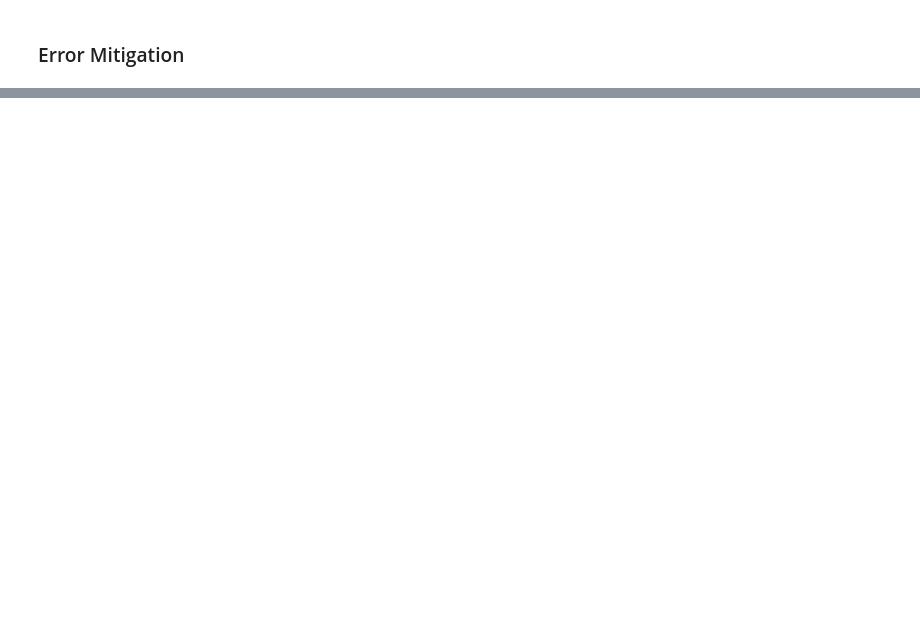
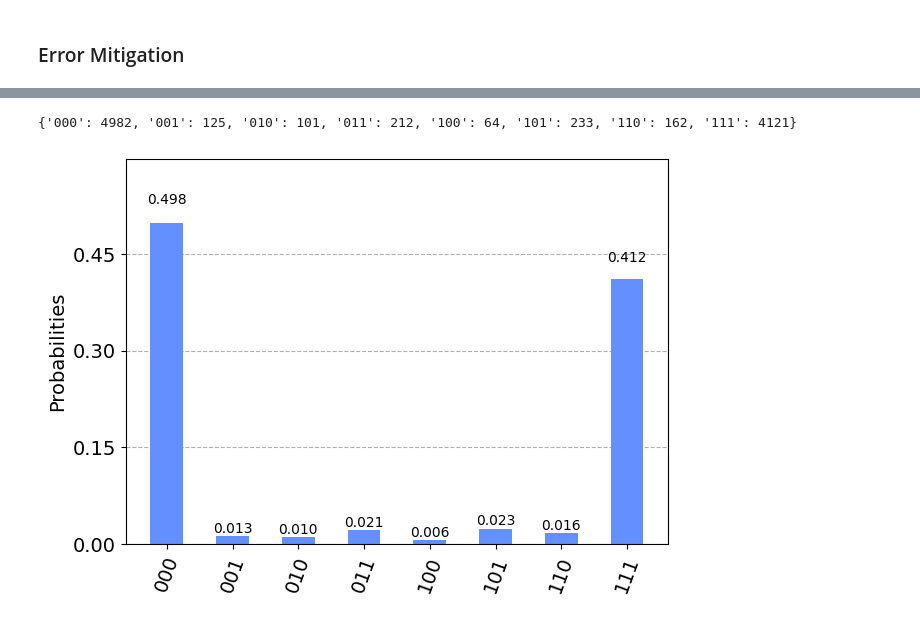
Before and after one commit to JanLahmann/Fun-with-Quantum, a Jupyter notebook: Codebeispiele-Linux-Magazin.ipynb, the cells around one changed output, grey strips where cells are left out. Drawn from its saved outputs; the diff is of its cells as text; code cells hidden in the pictures; blank space fills up the shorter version.

```diff
--- a/Codebeispiele-Linux-Magazin.ipynb
+++ b/Codebeispiele-Linux-Magazin.ipynb
@@ -86,14 +103,17 @@ plot_histogram(counts)
 # %%
 # Schaltkreis auf Quantencomputer laufen lassen
 
-device = provider.get_backend('ibmq_belem')
+device = least_busy(provider.backends(simulator=False))
 results = execute(qc1, device, shots=10000).result()
 noisy_counts = results.get_counts()
 print(noisy_counts)
 
 # Beispielhaftes Ergebnis: {'000': 4973, '001': 70, '010': 145, '011': 334, '100': 55, '101': 254, '110': 173, '111': 3996}
 
 plot_histogram(noisy_counts)
+# %% [output]
+{'000': 4982, '001': 125, '010': 101, '011': 212, '100': 64, '101': 233, '110': 162, '111': 4121}
+[figure, added]
 # %%
 # Deprecated Library was updated for this notebook to work
 #from qiskit.ignis.mitigation.measurement import complete_meas_cal, CompleteMeasFitter
```
Also changed, not shown: parts of 11 cells of this notebook, 1 other file.
